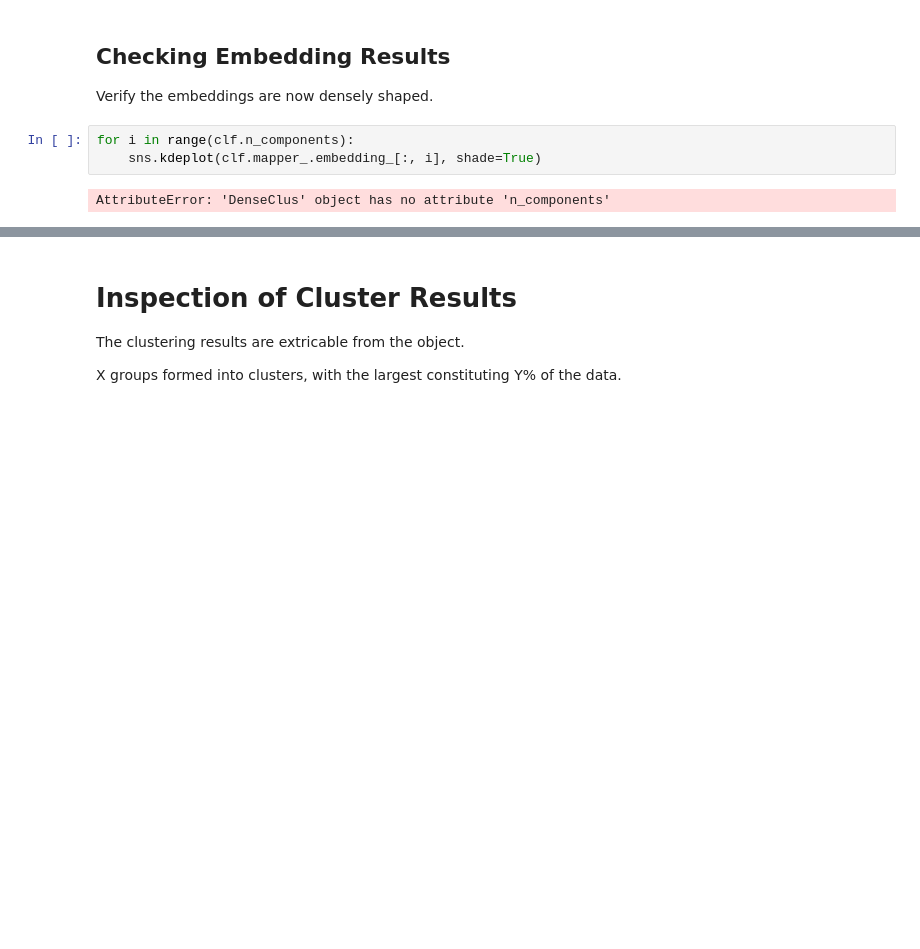
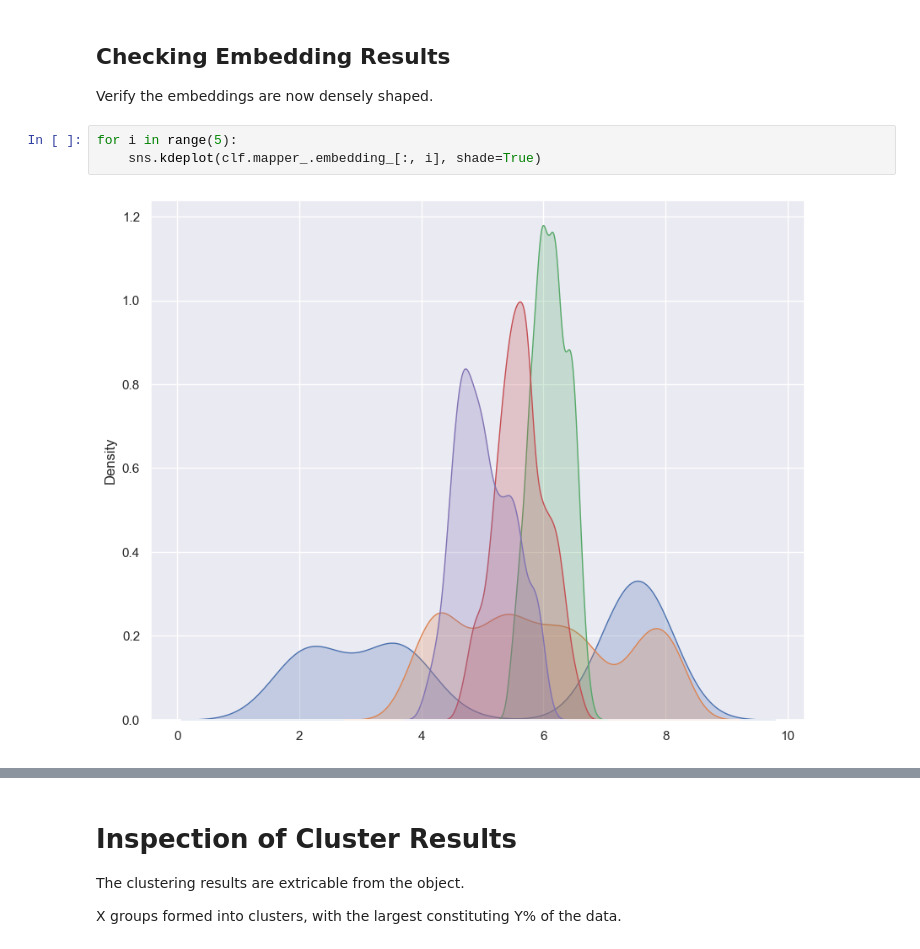
Before and after one commit to awslabs/amazon-denseclus, a Jupyter notebook: notebooks/01_DenseClusExampleNB.ipynb, the cells around one changed output, grey strips where cells are left out. Drawn from its saved outputs; the diff is of its cells as text; blank space fills up the shorter version.

```diff
--- a/notebooks/01_DenseClusExampleNB.ipynb
+++ b/notebooks/01_DenseClusExampleNB.ipynb
@@ -103,10 +106,10 @@ All of these features are now attached as usable `DenseClus` object.
 
 Verify the embeddings are now densely shaped.
 # %%
-for i in range(clf.n_components):
+for i in range(5):
     sns.kdeplot(clf.mapper_.embedding_[:, i], shade=True)
 # %% [output]
-AttributeError: 'DenseClus' object has no attribute 'n_components'
+[figure, added]
 # %%
 _ = sns.jointplot(x=clf.mapper_.embedding_[:, 0], y=clf.mapper_.embedding_[:, -1], kind="kde")
 # %% [output]
```
Also changed, not shown: parts of 11 cells of this notebook, 29 other files.
